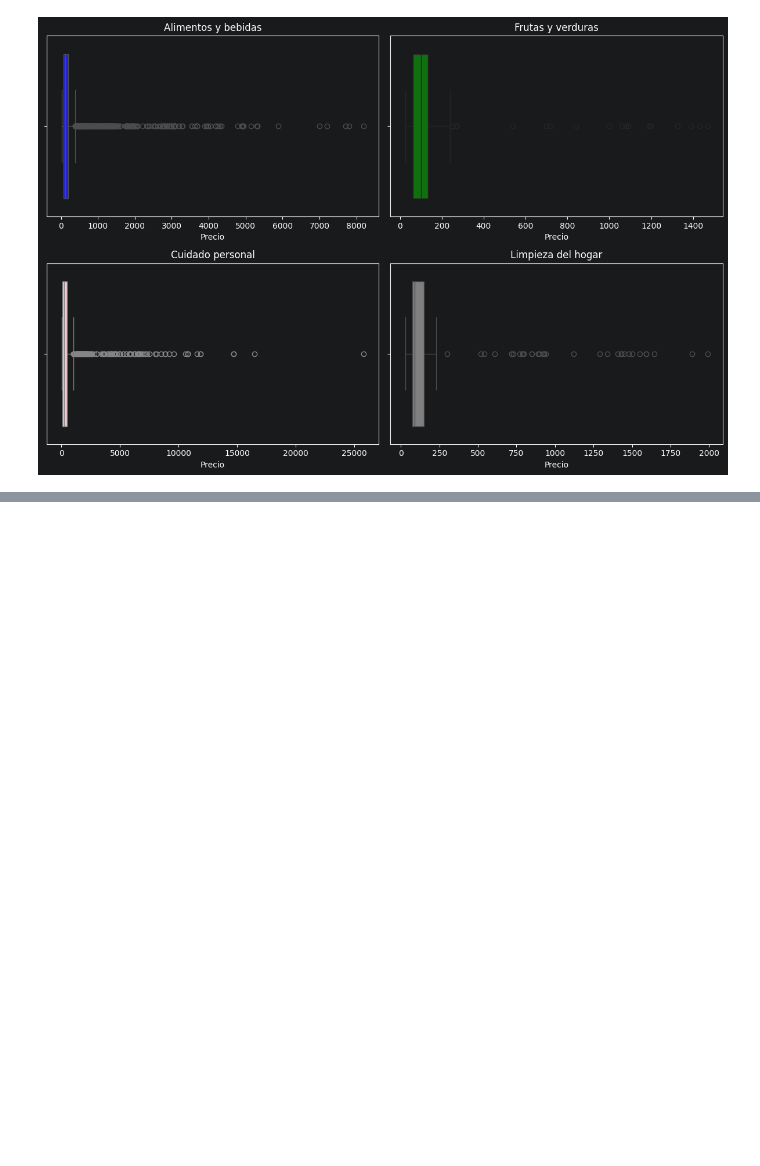
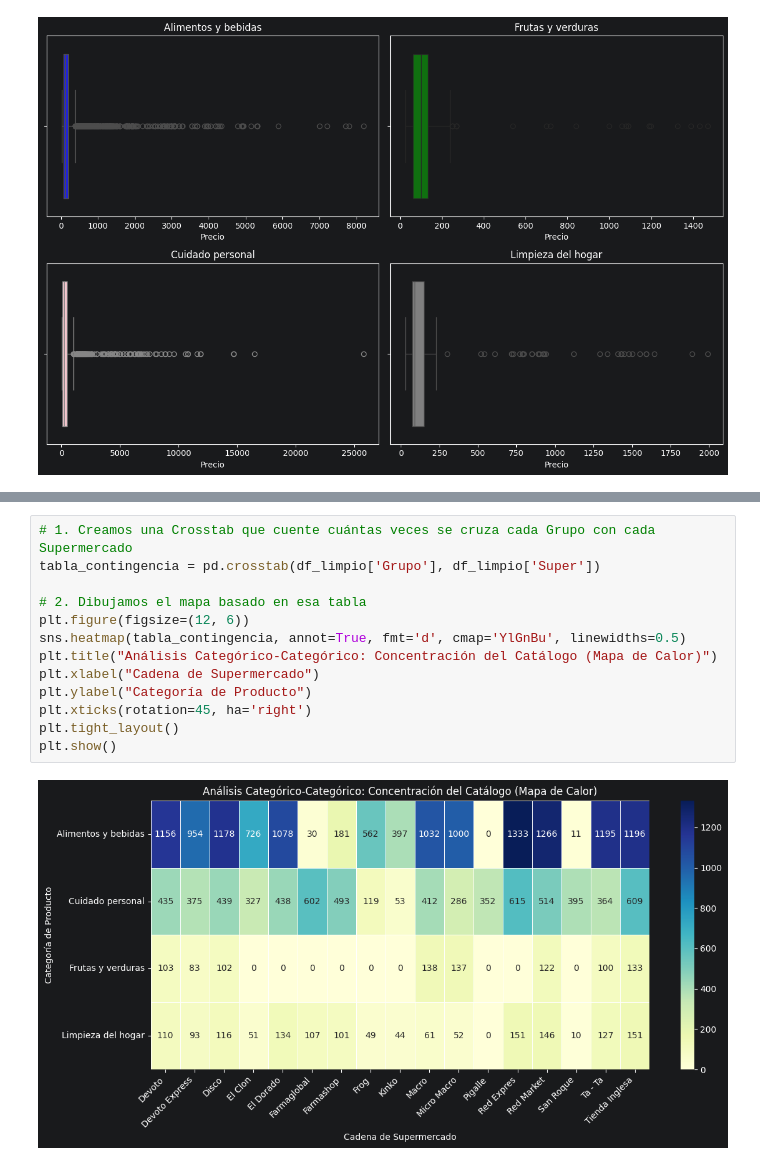
Before and after one commit to georginasiccofernandez-arch/proyecto-dimploma-UCU--phyton, a Jupyter notebook: notebooks/practice.ipynb, the cells around one changed output, grey strips where cells are left out. Cells and saved outputs as stored; diff of their text form; blank space fills up the shorter version.

```diff
--- a/notebooks/practice.ipynb
+++ b/notebooks/practice.ipynb
@@ -351,0 +380,15 @@ Ahora se buscara cruzar datos para obtener información de la relación existent
+# %%
+# 1. Creamos una Crosstab que cuente cuántas veces se cruza cada Grupo con cada Supermercado
+tabla_contingencia = pd.crosstab(df_limpio['Grupo'], df_limpio['Super'])
+
+# 2. Dibujamos el mapa basado en esa tabla
+plt.figure(figsize=(12, 6))
+sns.heatmap(tabla_contingencia, annot=True, fmt='d', cmap='YlGnBu', linewidths=0.5)
+plt.title("Análisis Categórico-Categórico: Concentración del Catálogo (Mapa de Calor)")
+plt.xlabel("Cadena de Supermercado")
+plt.ylabel("Categoría de Producto")
+plt.xticks(rotation=45, ha='right')
+plt.tight_layout()
+plt.show()
+# %% [output]
+[figure, added]
```
Also changed, not shown: parts of 17 cells of this notebook.
